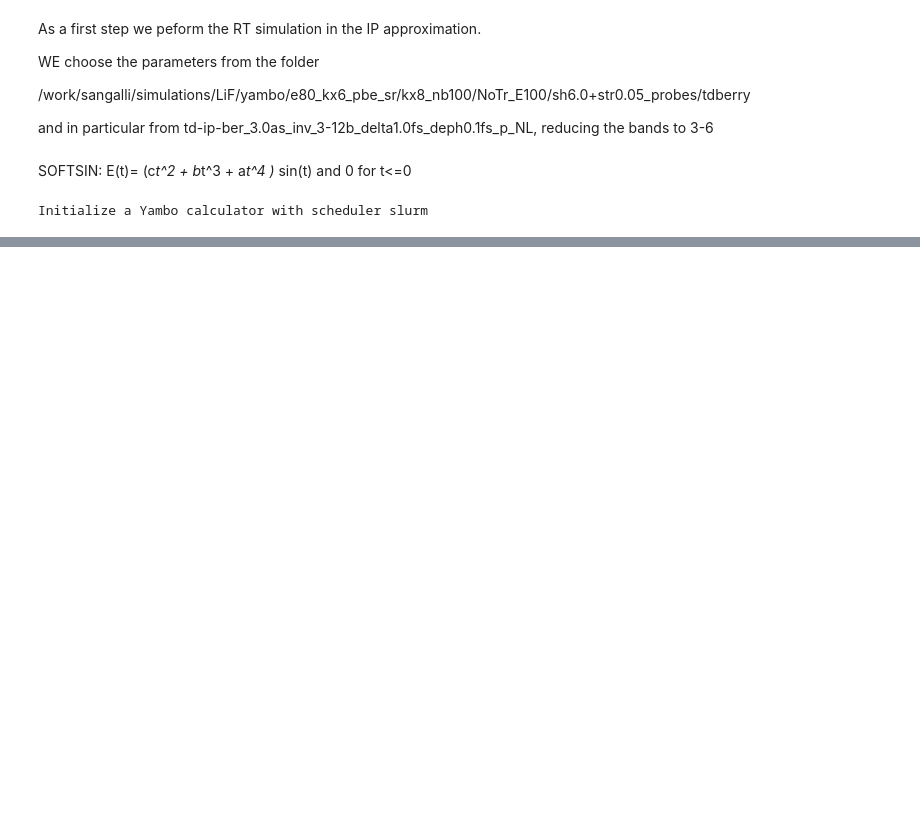
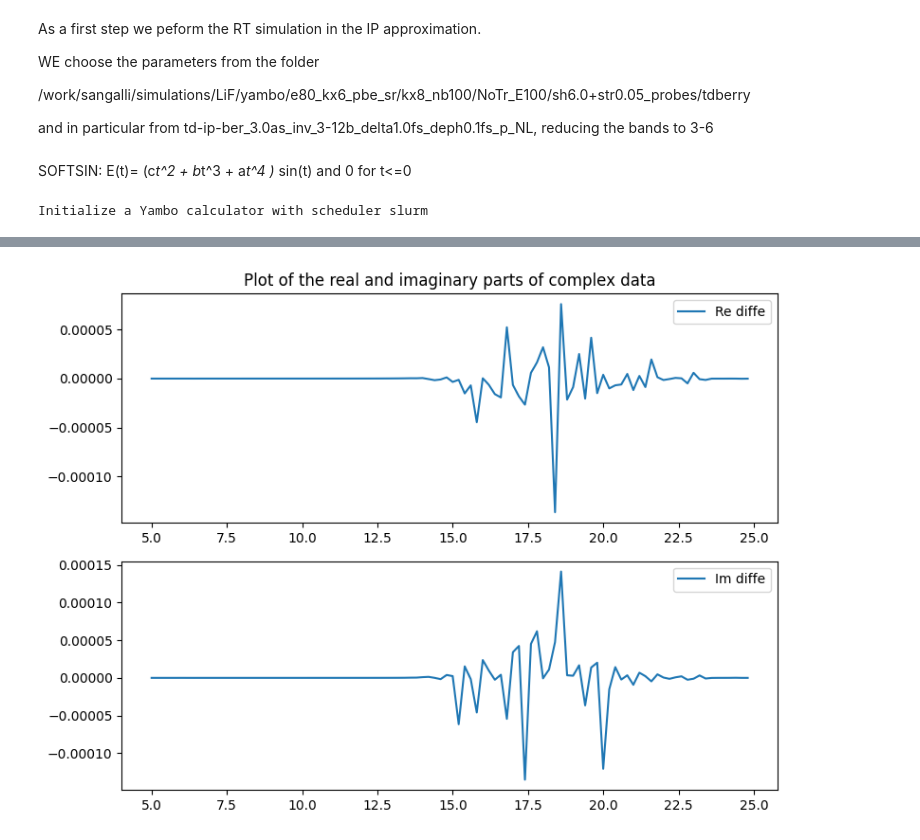
Before and after one commit to marcodalessandro76/LiF, a Jupyter notebook: Transient_Abs_vs_Non-linear_chi/Transient_Abs_NL-Chi.ipynb, the cells around one changed output, grey strips where cells are left out. Cells and saved outputs as stored; diff of their text form; code cells hidden in the pictures; blank space fills up the shorter version.

```diff
--- a/Transient_Abs_vs_Non-linear_chi/Transient_Abs_NL-Chi.ipynb
+++ b/Transient_Abs_vs_Non-linear_chi/Transient_Abs_NL-Chi.ipynb
@@ -689,0 +333,7 @@ ax1.legend()
+# %%
+diffe = chi_freqmix[0][(1,0)] - chi_lr[0][1]
+#diffe
+# %%
+Utils.Plot_ComplexArray(freqs,diffe,label='diffe')
+# %% [output]
+[figure, added]
```
Also changed, not shown: parts of 149 cells of this notebook, 1 other file.
